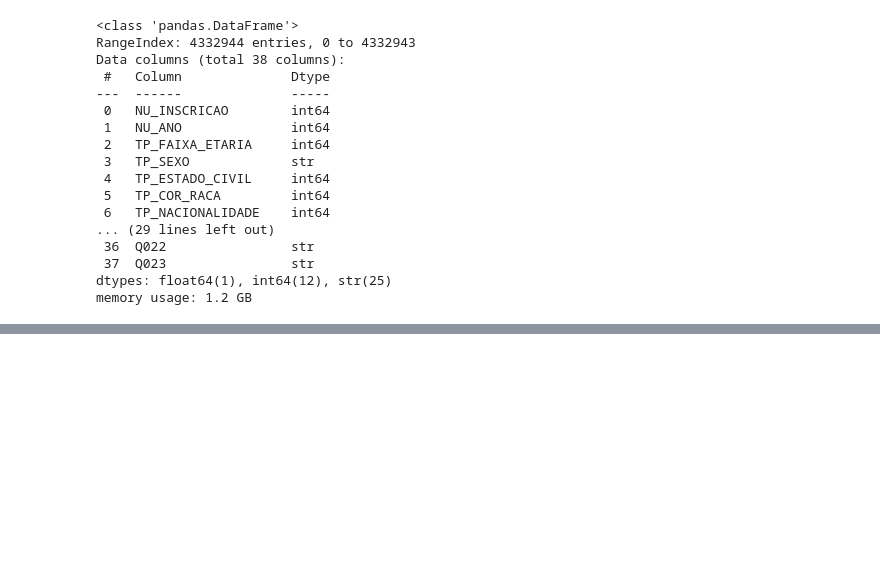
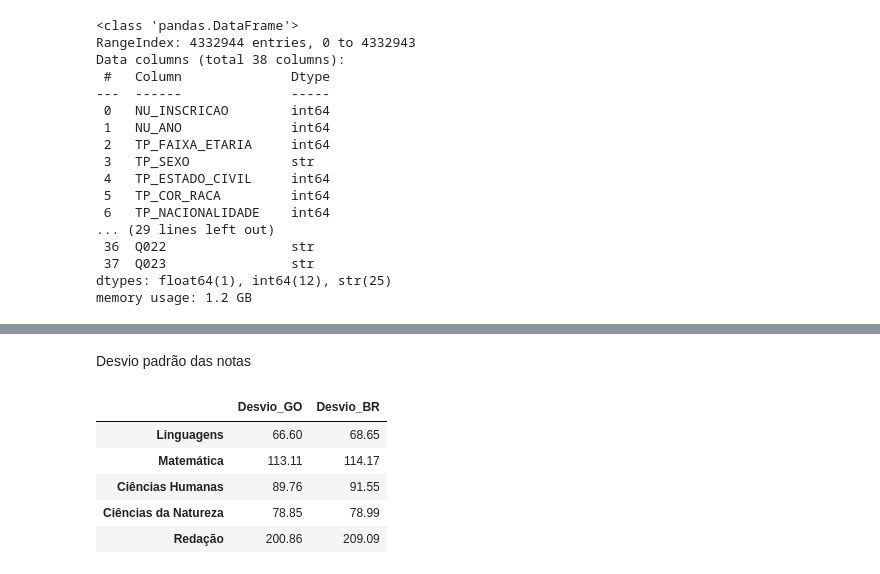
Before and after one commit to Lanzitow/enem-goias-data-analysis, a Jupyter notebook: notebooks/enem_goias_analise.ipynb, the cells around one changed output, grey strips where cells are left out. Saved outputs shown, nothing was run; the diff lists cells and outputs as text; code cells hidden in the pictures; blank space fills up the shorter version.

```diff
--- a/notebooks/enem_goias_analise.ipynb
+++ b/notebooks/enem_goias_analise.ipynb
@@ -181,0 +258,19 @@ Interpretação: Indica quantos participantes fizeram a prova apenas como treino
+# %% [markdown]
+Desvio padrão das notas
+# %%
+desvio_go = df_go[colunas_notas].std()
+desvio_br = df_br[colunas_notas].std()
+
+df_desvios = pd.DataFrame({
+    "Desvio_GO": desvio_go,
+    "Desvio_BR": desvio_br
+})
+
+df_desvios.round(2)
+# %% [output]
+|  | Desvio_GO | Desvio_BR |
+| Linguagens | 66.60 | 68.65 |
+| Matemática | 113.11 | 114.17 |
+| Ciências Humanas | 89.76 | 91.55 |
+| Ciências da Natureza | 78.85 | 78.99 |
+| Redação | 200.86 | 209.09 |
```
Also changed, not shown: parts of 42 cells of this notebook, 1 other file.
